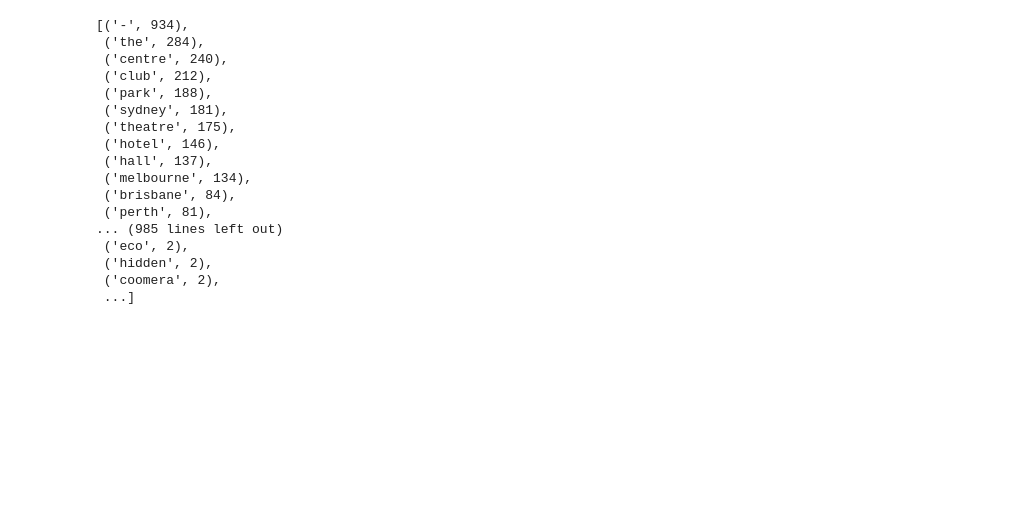
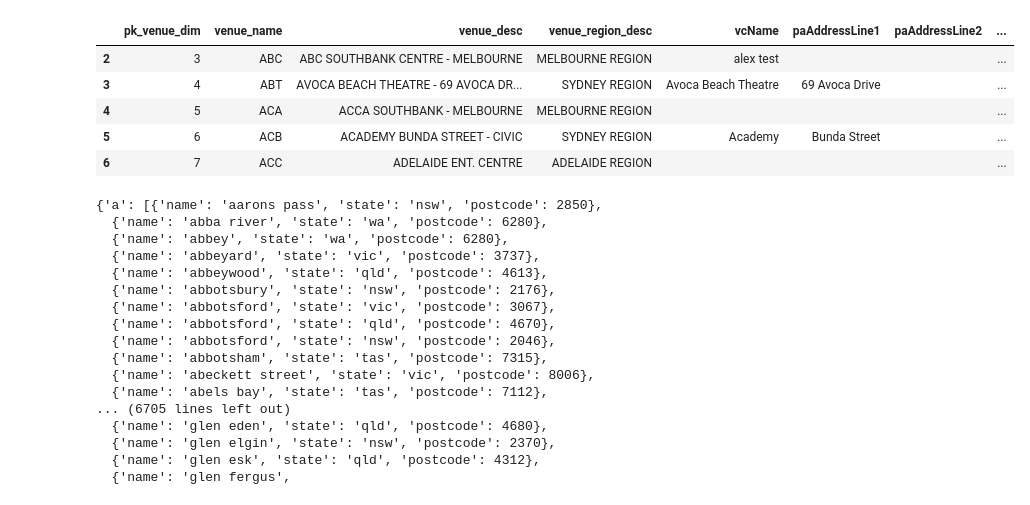
Before and after one commit to eeghor/venuematcher, a Jupyter notebook: venuematcher.ipynb, the cells around one changed output. Drawn from its saved outputs; the diff is of its cells as text; code cells hidden in the pictures; blank space fills up the shorter version.

```diff
--- a/venuematcher.ipynb
+++ b/venuematcher.ipynb
@@ -27,3 +6,0 @@ vs1.head()
-# %%
-l = list(vs['venue_desc'].unique())
-from collections import Counter
@@ -30,22 +134,31 @@ from collections import Counter
+# %%
+vm.TKT_VENUES.head()
+# %% [output]
+|  | pk_venue_dim | venue_name | venue_desc | venue_region_desc | vcName | paAddressLine1 | paAddressLine2 | ... |
+| 2 | 3 | ABC | ABC SOUTHBANK CENTRE - MELBOURNE | MELBOURNE REGION | alex test |  |  | ... |
+| 3 | 4 | ABT | AVOCA BEACH THEATRE - 69 AVOCA DR... | SYDNEY REGION | Avoca Beach Theatre | 69 Avoca Drive |  | ... |
+| 4 | 5 | ACA | ACCA SOUTHBANK - MELBOURNE | MELBOURNE REGION |  |  |  | ... |
+| 5 | 6 | ACB | ACADEMY BUNDA STREET - CIVIC | SYDNEY REGION | Academy | Bunda Street |  | ... |
+| 6 | 7 | ACC | ADELAIDE ENT. CENTRE | ADELAIDE REGION |  |  |  | ... |
 # %%
 ws = [w for _ in l for w in _.lower().split()]
-# %%
-Counter(ws).most_common()
-# %% [output]
-[('-', 934),
- ('the', 284),
- ('centre', 240),
- ('club', 212),
- ('park', 188),
- ('sydney', 181),
- ('theatre', 175),
- ('hotel', 146),
- ('hall', 137),
- ('melbourne', 134),
- ('brisbane', 84),
- ('perth', 81),
-... (985 lines left out)
- ('eco', 2),
- ('hidden', 2),
- ('coomera', 2),
- ...]
+# %%
+vm.suburbs
+# %% [output]
+{'a': [{'name': 'aarons pass', 'state': 'nsw', 'postcode': 2850},
+  {'name': 'abba river', 'state': 'wa', 'postcode': 6280},
+  {'name': 'abbey', 'state': 'wa', 'postcode': 6280},
+  {'name': 'abbeyard', 'state': 'vic', 'postcode': 3737},
+  {'name': 'abbeywood', 'state': 'qld', 'postcode': 4613},
+  {'name': 'abbotsbury', 'state': 'nsw', 'postcode': 2176},
+  {'name': 'abbotsford', 'state': 'vic', 'postcode': 3067},
+  {'name': 'abbotsford', 'state': 'qld', 'postcode': 4670},
+  {'name': 'abbotsford', 'state': 'nsw', 'postcode': 2046},
+  {'name': 'abbotsham', 'state': 'tas', 'postcode': 7315},
+  {'name': 'abeckett street', 'state': 'vic', 'postcode': 8006},
+  {'name': 'abels bay', 'state': 'tas', 'postcode': 7112},
+... (6705 lines left out)
+  {'name': 'glen eden', 'state': 'qld', 'postcode': 4680},
+  {'name': 'glen elgin', 'state': 'nsw', 'postcode': 2370},
+  {'name': 'glen esk', 'state': 'qld', 'postcode': 4312},
+  {'name': 'glen fergus',
```
Also changed, not shown: parts of 9 cells of this notebook, 1 other file.
